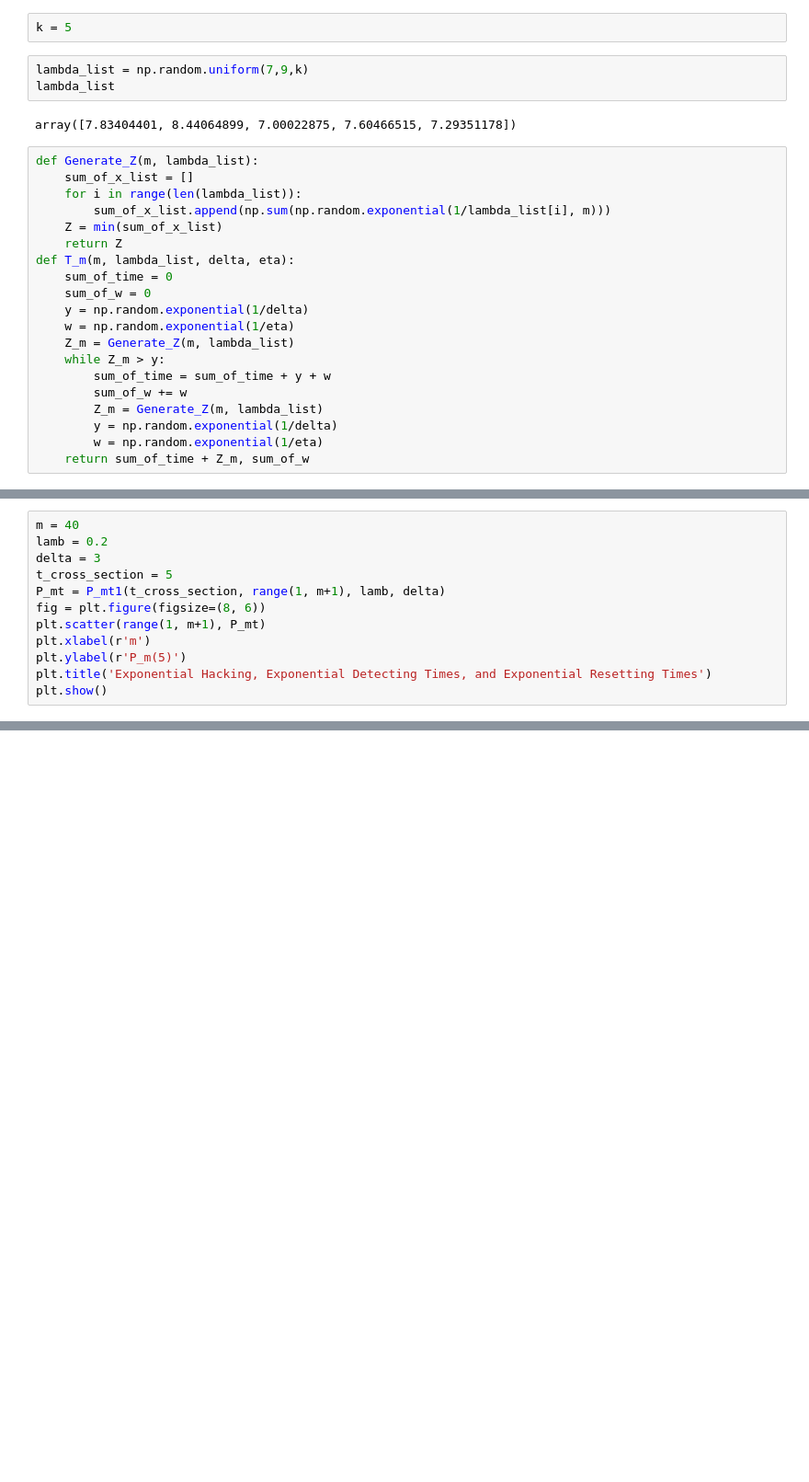
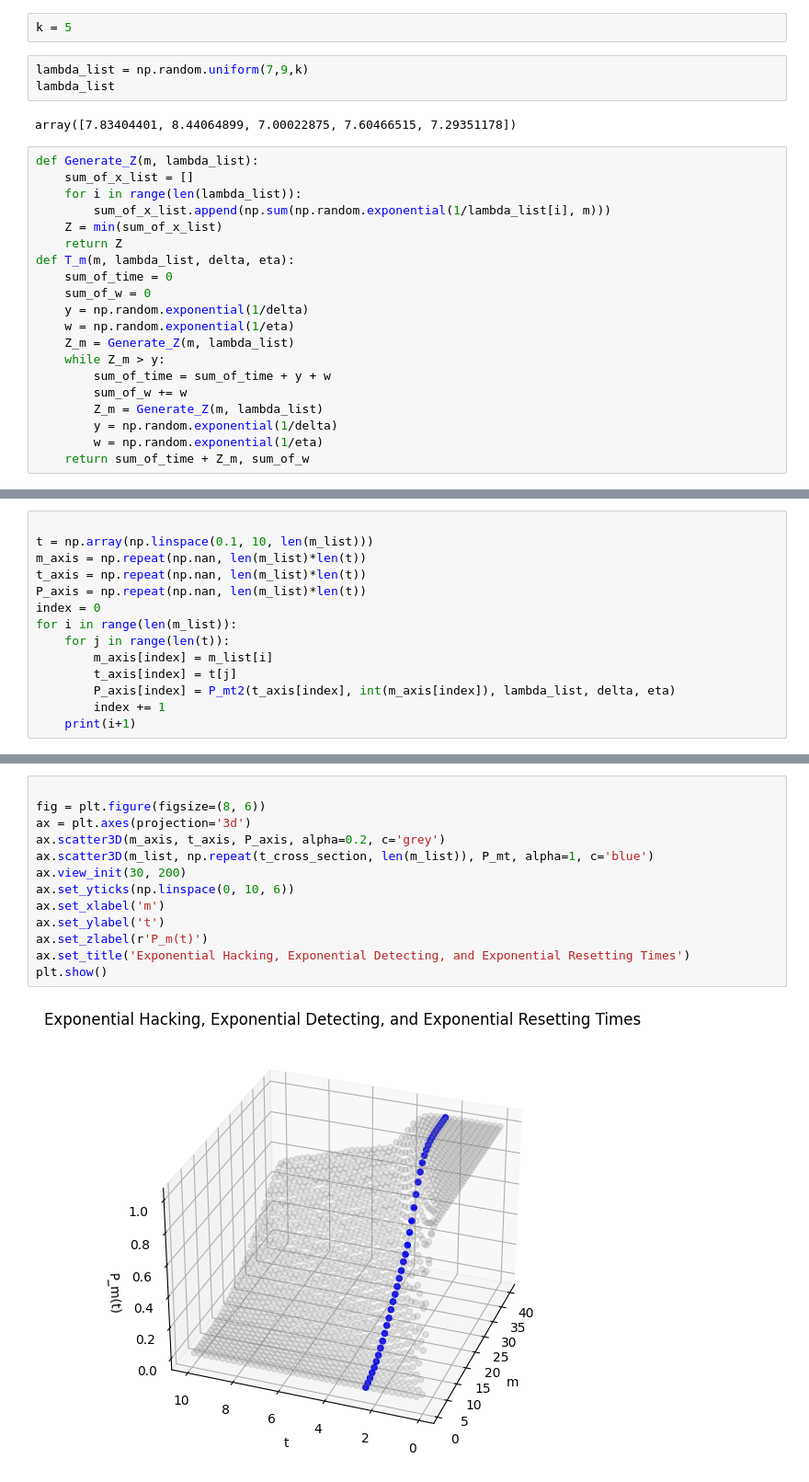
Before and after one commit to xuxiufeng/Blockchain_Simulation_Multiple_Hackers_with_Resetting_Times, a Jupyter notebook: Probability_Exponential_Exponential_Exponential.ipynb, the cells around one changed output, grey strips where cells are left out. Shown at 92% size. Cells and saved outputs as stored; diff of their text form; blank space fills up the shorter version.

```diff
--- a/Probability_Exponential_Exponential_Exponential.ipynb
+++ b/Probability_Exponential_Exponential_Exponential.ipynb
@@ -54,12 +86,14 @@ def P_mt1(t, m, lamb, delta, N=50000): # 50000
-# %%
-m = 40
-lamb = 0.2
-delta = 3
-t_cross_section = 5
-P_mt = P_mt1(t_cross_section, range(1, m+1), lamb, delta)
-fig = plt.figure(figsize=(8, 6))
-plt.scatter(range(1, m+1), P_mt)
-plt.xlabel(r'm')
-plt.ylabel(r'P_m(5)')
-plt.title('Exponential Hacking, Exponential Detecting Times, and Exponential Resetting Times')
-plt.show()
+# %%
+
+t = np.array(np.linspace(0.1, 10, len(m_list)))
+m_axis = np.repeat(np.nan, len(m_list)*len(t))
+t_axis = np.repeat(np.nan, len(m_list)*len(t))
+P_axis = np.repeat(np.nan, len(m_list)*len(t))
+index = 0
+for i in range(len(m_list)):
+    for j in range(len(t)):
+        m_axis[index] = m_list[i]
+        t_axis[index] = t[j]
+        P_axis[index] = P_mt2(t_axis[index], int(m_axis[index]), lambda_list, delta, eta)
+        index += 1
+    print(i+1)
@@ -65,0 +118,15 @@ plt.show()
+# %%
+
+fig = plt.figure(figsize=(8, 6))
+ax = plt.axes(projection='3d')
+ax.scatter3D(m_axis, t_axis, P_axis, alpha=0.2, c='grey')
+ax.scatter3D(m_list, np.repeat(t_cross_section, len(m_list)), P_mt, alpha=1, c='blue')
+ax.view_init(30, 200)
+ax.set_yticks(np.linspace(0, 10, 6))
+ax.set_xlabel('m')
+ax.set_ylabel('t')
+ax.set_zlabel(r'P_m(t)')
+ax.set_title('Exponential Hacking, Exponential Detecting, and Exponential Resetting Times')
+plt.show()
+# %% [output]
+[figure, added]
```
Also changed, not shown: parts of 5 cells of this notebook.
